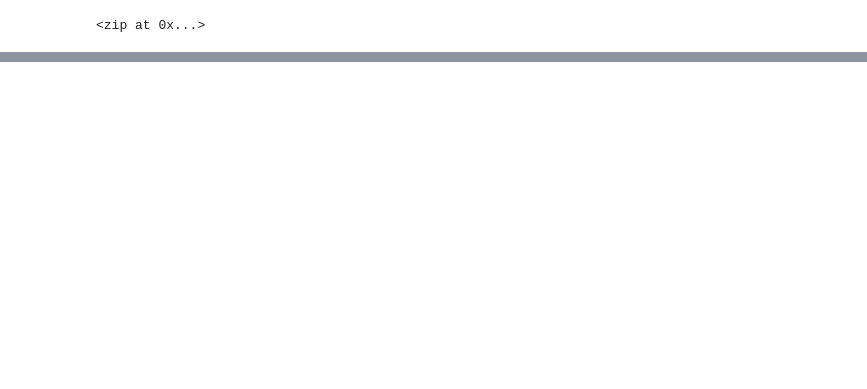
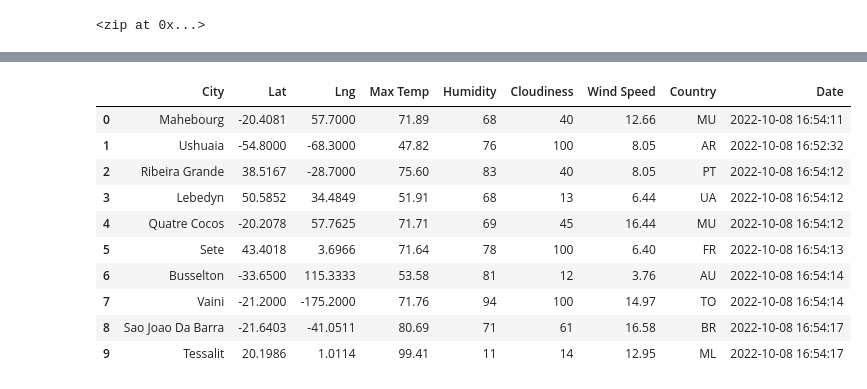
Before and after one commit to AmberMiller15/World_Weather_Analysis, a Jupyter notebook: WeatherPy.ipynb, the cells around one changed output, grey strips where cells are left out. Cells and saved outputs as stored; diff of their text form; code cells hidden in the pictures; blank space fills up the shorter version.

Commit message:
updating WeatherPy

```diff
--- a/WeatherPy.ipynb
+++ b/WeatherPy.ipynb
@@ -34,0 +39,3 @@ len(cities)
+# %%
+# Starting URL for Weather Map API Call.
+url = 'http://api.openweathermap.org/data/2.5/weather?units=Imperial&APPID=' + weather_api_key
@@ -34,0 +137,16 @@ len(cities)
+# %%
+# Convert the Array of dictionarie to a Pandas DataFrame.
+city_data_df = pd.DataFrame(city_data)
+city_data_df.head(10)
+# %% [output]
+|  | City | Lat | Lng | Max Temp | Humidity | Cloudiness | Wind Speed | Country | Date |
+| 0 | Mahebourg | -20.4081 | 57.7000 | 71.89 | 68 | 40 | 12.66 | MU | 2022-10-08 16:54:11 |
+| 1 | Ushuaia | -54.8000 | -68.3000 | 47.82 | 76 | 100 | 8.05 | AR | 2022-10-08 16:52:32 |
+| 2 | Ribeira Grande | 38.5167 | -28.7000 | 75.60 | 83 | 40 | 8.05 | PT | 2022-10-08 16:54:12 |
+| 3 | Lebedyn | 50.5852 | 34.4849 | 51.91 | 68 | 13 | 6.44 | UA | 2022-10-08 16:54:12 |
+| 4 | Quatre Cocos | -20.2078 | 57.7625 | 71.71 | 69 | 45 | 16.44 | MU | 2022-10-08 16:54:12 |
+| 5 | Sete | 43.4018 | 3.6966 | 71.64 | 78 | 100 | 6.40 | FR | 2022-10-08 16:54:13 |
+| 6 | Busselton | -33.6500 | 115.3333 | 53.58 | 81 | 12 | 3.76 | AU | 2022-10-08 16:54:14 |
+| 7 | Vaini | -21.2000 | -175.2000 | 71.76 | 94 | 100 | 14.97 | TO | 2022-10-08 16:54:14 |
+| 8 | Sao Joao Da Barra | -21.6403 | -41.0511 | 80.69 | 71 | 61 | 16.58 | BR | 2022-10-08 16:54:17 |
+| 9 | Tessalit | 20.1986 | 1.0114 | 99.41 | 11 | 14 | 12.95 | ML | 2022-10-08 16:54:17 |
```
Also changed, not shown: parts of 11 cells of this notebook.
